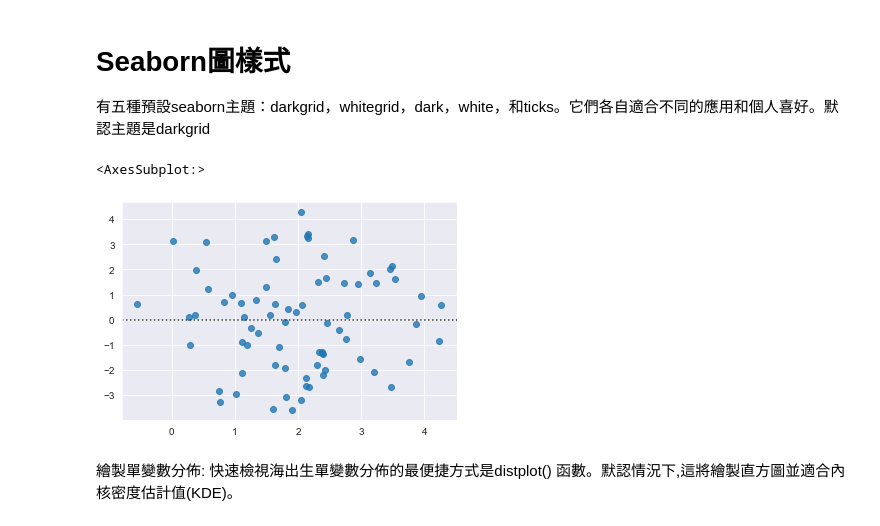
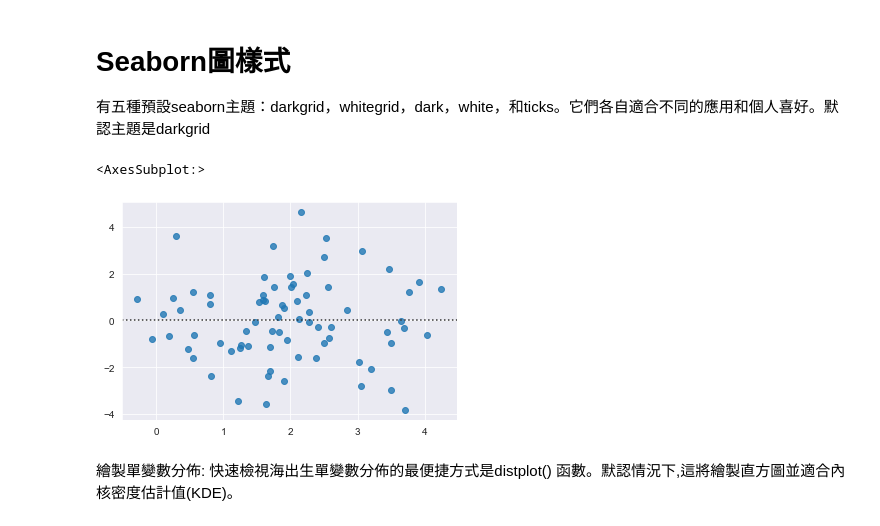
Before and after one commit to dongqifong/Data_Marathon, a Jupyter notebook: Day020/D020_hw.ipynb, the cells around one changed output. Saved outputs shown, nothing was run; the diff lists cells and outputs as text; code cells hidden in the pictures.

```diff
--- a/Day020/D020_hw.ipynb
+++ b/Day020/D020_hw.ipynb
@@ -10,27 +10,27 @@
 # %%
 import numpy as np
 import seaborn as sns
 
 
 #設定圖形樣式 - whitegrid
 # use sns.set
 sns.set_style("darkgrid")
 
 
 # 利用 NUMPY 去建立資料集
 # np.random.RandomState 設定數學式
-rs=np.random.RandomState(0)
+rs=np.random.RandomState(7)
 
 x = rs.normal(2, 1, 75)
 y = 2 + 1.5 * x + rs.normal(0, 2, 75)
 
 
 # 畫圖
 # sns.residplot
 sns.residplot(x,y)
 # %% [output]
 <AxesSubplot:>
-[figure, old version]
+[figure, new version]
 # %% [markdown]
 繪製單變數分佈:
 快速檢視海出生單變數分佈的最便捷方式是distplot() 函數。默認情況下,這將繪製直方圖並適合內核密度估計值(KDE)。
```
Also changed, not shown: parts of 1 cell of this notebook.
